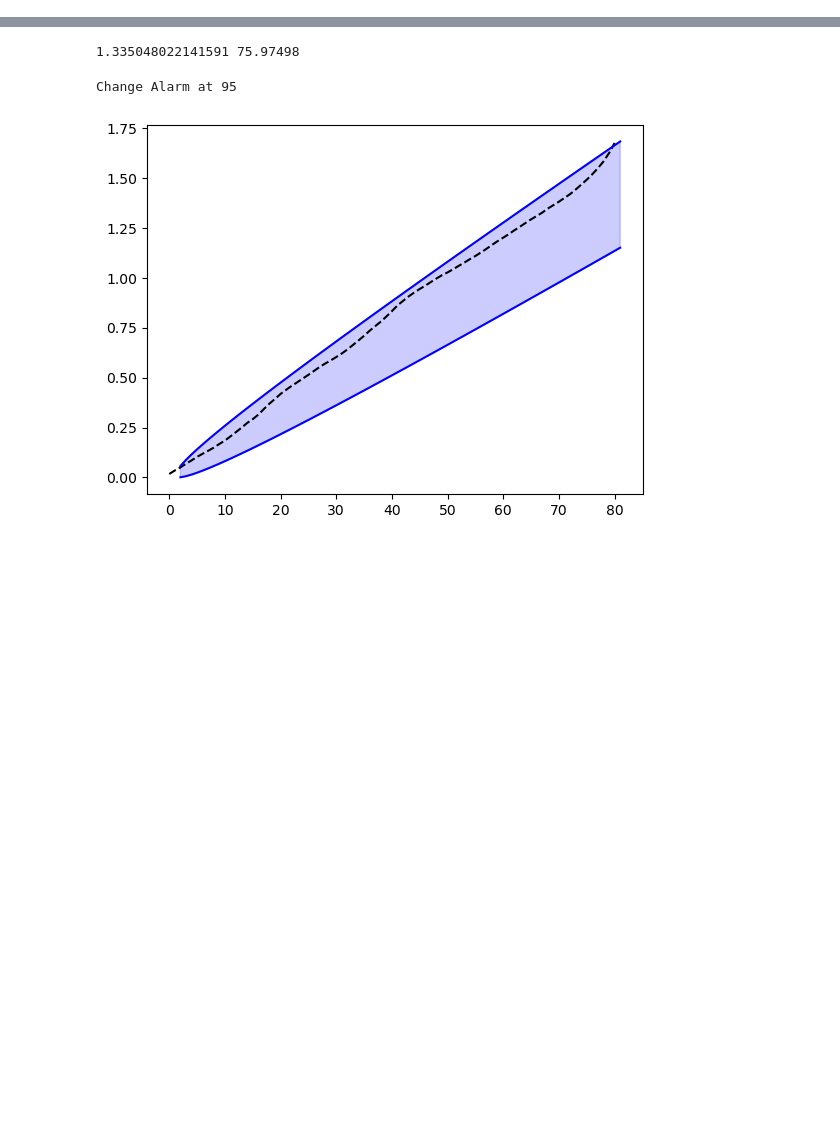
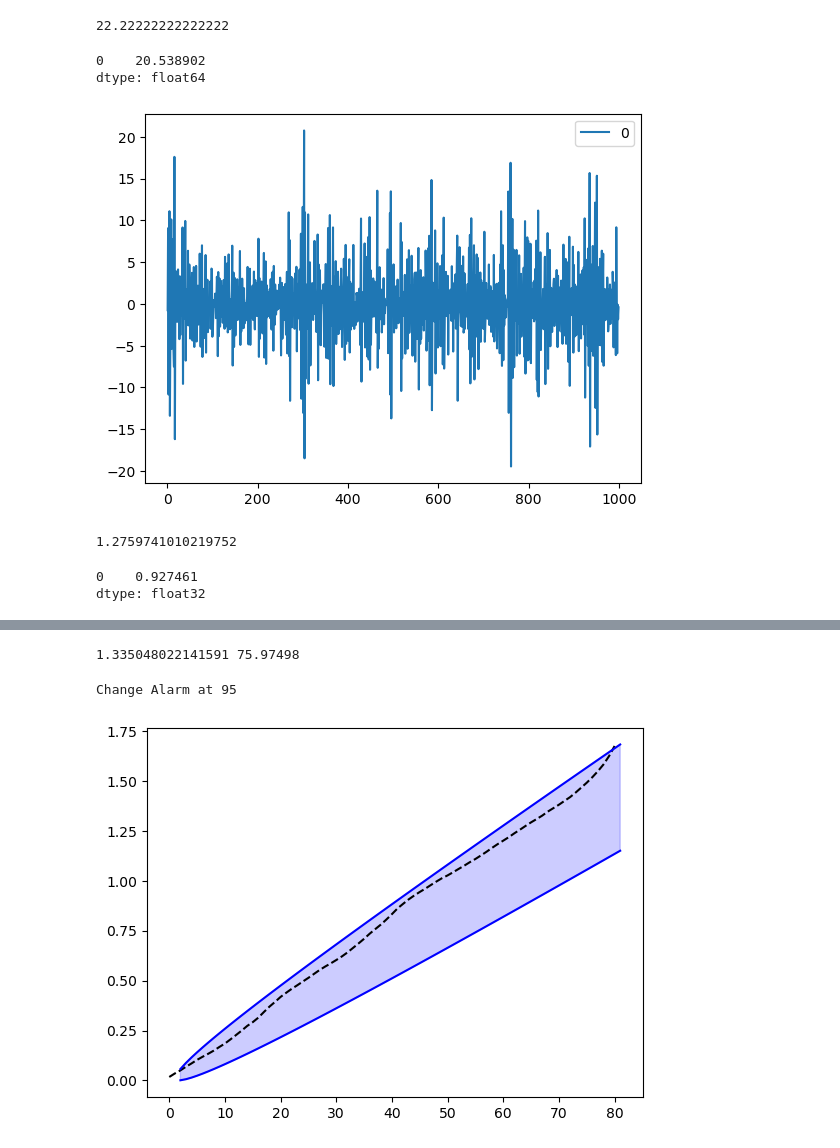
Before and after one commit to jsve96/SWDCPD, a Jupyter notebook: ChangeDetection/MNIST-detection.ipynb, the cells around one changed output, grey strips where cells are left out. Saved outputs shown, nothing was run; the diff lists cells and outputs as text; code cells hidden in the pictures; blank space fills up the shorter version.

```diff
--- a/ChangeDetection/MNIST-detection.ipynb
+++ b/ChangeDetection/MNIST-detection.ipynb
@@ -227,0 +212,13 @@ segmentation[2]
+# %%
+beta=0.3
+RV = np.random.gamma(1,1/beta,1000)
+
+print(2/(0.3)**2)
+pd.DataFrame(RV).diff().plot()
+
+pd.DataFrame(RV).diff().var()
+# %% [output]
+22.22222222222222
+0    20.538902
+dtype: float64
+[figure, added]
@@ -227,0 +228,9 @@ segmentation[2]
+# %%
+alpha_hat
+# %% [output]
+1.2759741010219752
+# %%
+df.std()
+# %% [output]
+0    0.927461
+dtype: float32
```
Also changed, not shown: parts of 18 cells of this notebook.
